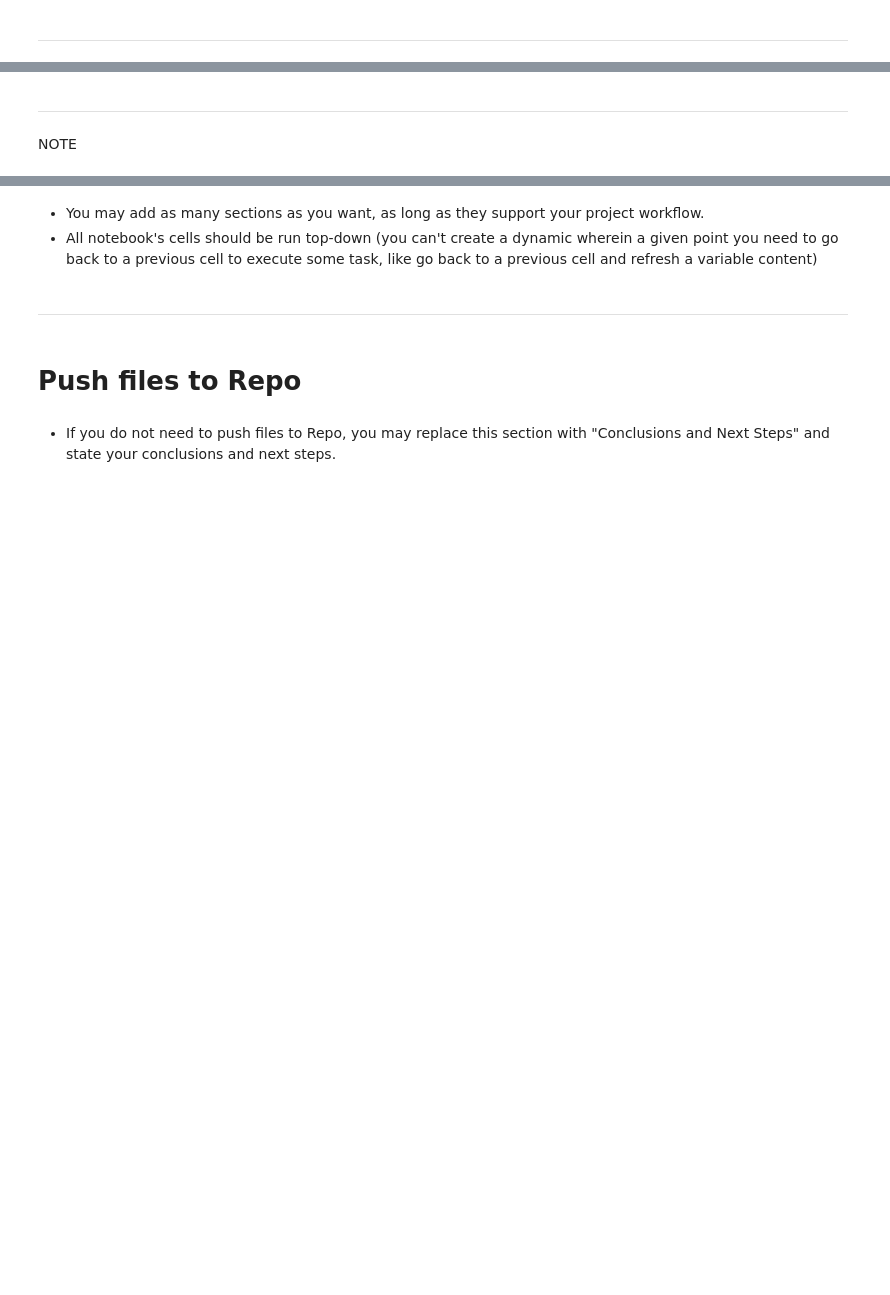
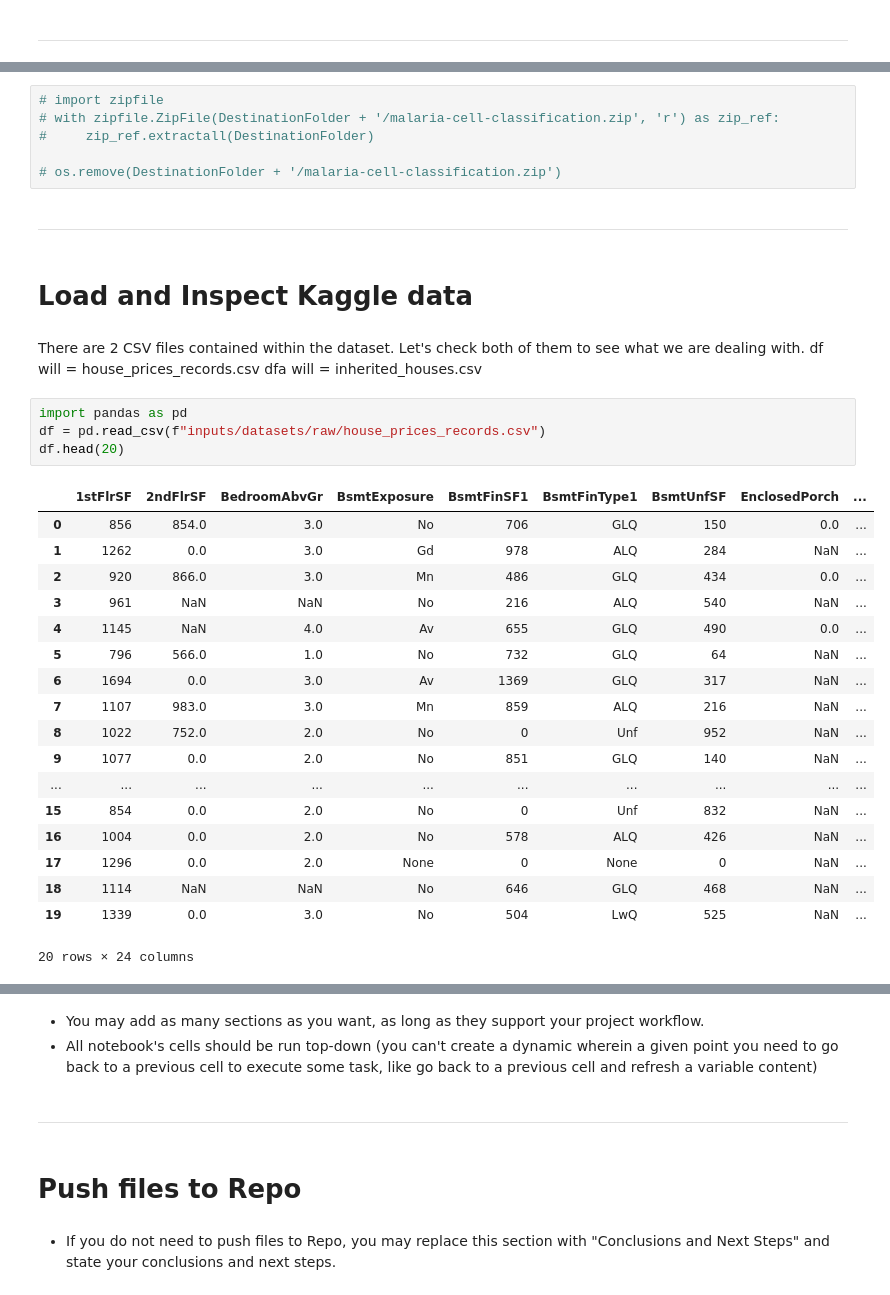
Before and after one commit to Welshy92/heritage-housing-analysis, a Jupyter notebook: jupyter_notebooks/DataCollection.ipynb, the cells around one changed output, grey strips where cells are left out. Cells and saved outputs as stored; diff of their text form; blank space fills up the shorter version.

Commit message:
Imported and loaded Kaggle dataset

```diff
--- a/jupyter_notebooks/DataCollection.ipynb
+++ b/jupyter_notebooks/DataCollection.ipynb
@@ -81,4 +104,37 @@ Section 2 content
+# %%
+# import zipfile
+# with zipfile.ZipFile(DestinationFolder + '/malaria-cell-classification.zip', 'r') as zip_ref:
+#     zip_ref.extractall(DestinationFolder)
+
+# os.remove(DestinationFolder + '/malaria-cell-classification.zip')
 # %% [markdown]
 ---
-# %% [markdown]
-NOTE
+# %% [markdown]
+# Load and Inspect Kaggle data
+# %% [markdown]
+There are 2 CSV files contained within the dataset. Let's check both of them to see what we are dealing with.
+df will = house_prices_records.csv
+dfa will = inherited_houses.csv
+# %%
+import pandas as pd
+df = pd.read_csv(f"inputs/datasets/raw/house_prices_records.csv")
+df.head(20)
+# %% [output]
+|  | 1stFlrSF | 2ndFlrSF | BedroomAbvGr | BsmtExposure | BsmtFinSF1 | BsmtFinType1 | BsmtUnfSF | EnclosedPorch | ... |
+| 0 | 856 | 854.0 | 3.0 | No | 706 | GLQ | 150 | 0.0 | ... |
+| 1 | 1262 | 0.0 | 3.0 | Gd | 978 | ALQ | 284 | NaN | ... |
+| 2 | 920 | 866.0 | 3.0 | Mn | 486 | GLQ | 434 | 0.0 | ... |
+| 3 | 961 | NaN | NaN | No | 216 | ALQ | 540 | NaN | ... |
+| 4 | 1145 | NaN | 4.0 | Av | 655 | GLQ | 490 | 0.0 | ... |
+| 5 | 796 | 566.0 | 1.0 | No | 732 | GLQ | 64 | NaN | ... |
+| 6 | 1694 | 0.0 | 3.0 | Av | 1369 | GLQ | 317 | NaN | ... |
+| 7 | 1107 | 983.0 | 3.0 | Mn | 859 | ALQ | 216 | NaN | ... |
+| 8 | 1022 | 752.0 | 2.0 | No | 0 | Unf | 952 | NaN | ... |
+| 9 | 1077 | 0.0 | 2.0 | No | 851 | GLQ | 140 | NaN | ... |
+| ... | ... | ... | ... | ... | ... | ... | ... | ... | ... |
+| 15 | 854 | 0.0 | 2.0 | No | 0 | Unf | 832 | NaN | ... |
+| 16 | 1004 | 0.0 | 2.0 | No | 578 | ALQ | 426 | NaN | ... |
+| 17 | 1296 | 0.0 | 2.0 | None | 0 | None | 0 | NaN | ... |
+| 18 | 1114 | NaN | NaN | No | 646 | GLQ | 468 | NaN | ... |
+| 19 | 1339 | 0.0 | 3.0 | No | 504 | LwQ | 525 | NaN | ... |
+20 rows × 24 columns
```
Also changed, not shown: parts of 17 cells of this notebook, 4 other files.
